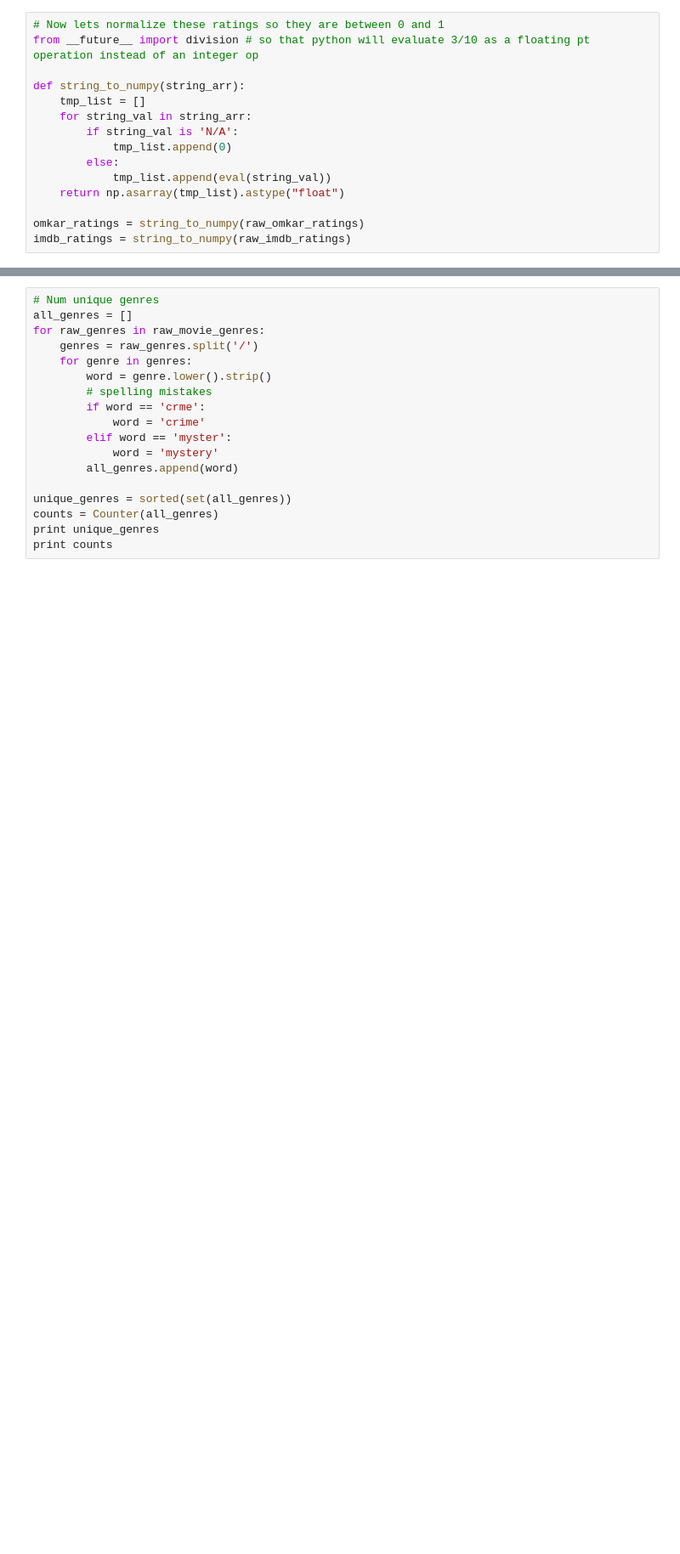
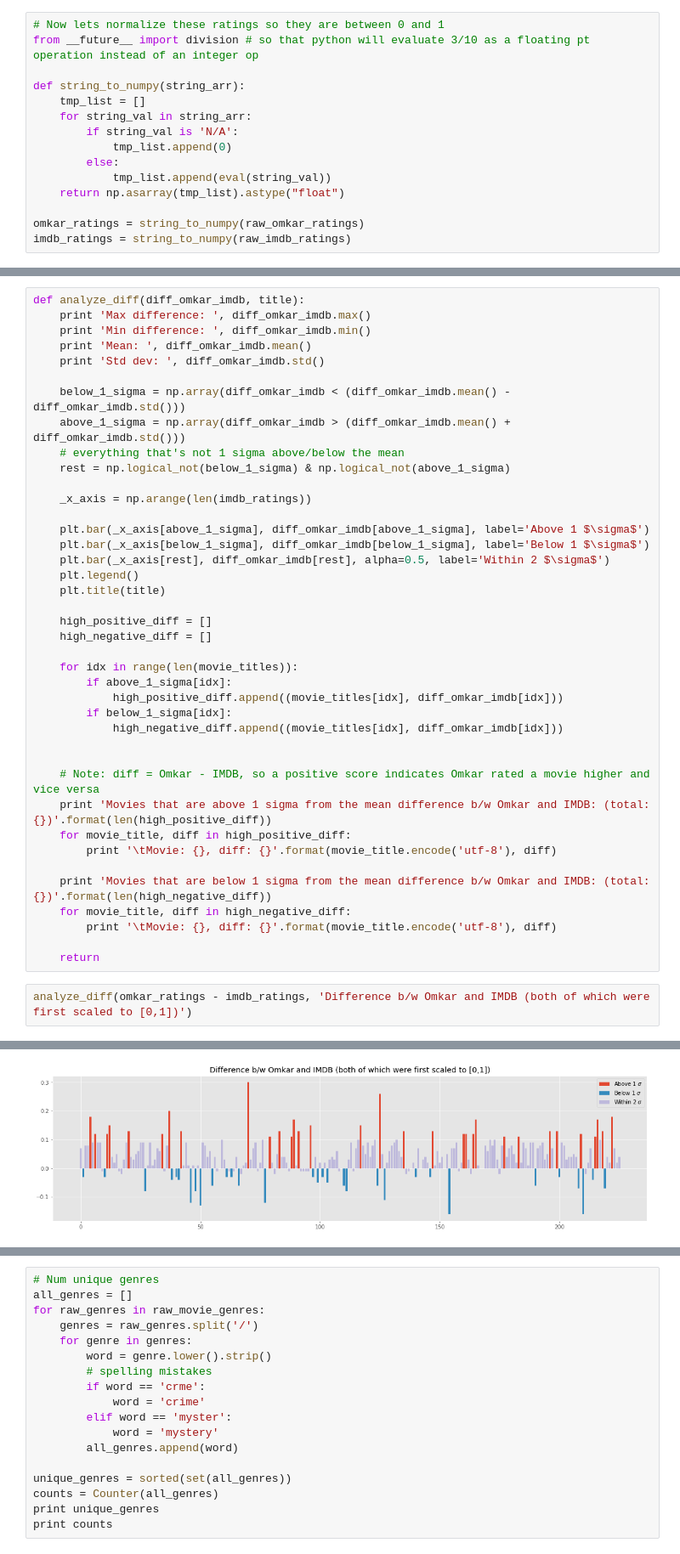
Before and after one commit to shivaghose/omkar_movie_analysis, a Jupyter notebook: analysis.ipynb, the cells around one changed output, grey strips where cells are left out. Shown: that part at 85% size. Drawn from its saved outputs; the diff is of its cells as text; blank space fills up the shorter version.

```diff
--- a/analysis.ipynb
+++ b/analysis.ipynb
@@ -45,0 +75,43 @@ array([[1.        , 0.64049621],
+# %%
+def analyze_diff(diff_omkar_imdb, title):
+    print 'Max difference: ', diff_omkar_imdb.max()
+    print 'Min difference: ', diff_omkar_imdb.min()
+    print 'Mean: ', diff_omkar_imdb.mean()
+    print 'Std dev: ', diff_omkar_imdb.std()
+
+    below_1_sigma = np.array(diff_omkar_imdb < (diff_omkar_imdb.mean() - diff_omkar_imdb.std()))
+    above_1_sigma = np.array(diff_omkar_imdb > (diff_omkar_imdb.mean() + diff_omkar_imdb.std()))
+    # everything that's not 1 sigma above/below the mean
+    rest = np.logical_not(below_1_sigma) & np.logical_not(above_1_sigma)
+
+    _x_axis = np.arange(len(imdb_ratings))
+
+    plt.bar(_x_axis[above_1_sigma], diff_omkar_imdb[above_1_sigma], label='Above 1 $\sigma$')
+    plt.bar(_x_axis[below_1_sigma], diff_omkar_imdb[below_1_sigma], label='Below 1 $\sigma$')
+    plt.bar(_x_axis[rest], diff_omkar_imdb[rest], alpha=0.5, label='Within 2 $\sigma$')
+    plt.legend()
+    plt.title(title)
+
+    high_positive_diff = []
+    high_negative_diff = []
+
+    for idx in range(len(movie_titles)):
+        if above_1_sigma[idx]:
+            high_positive_diff.append((movie_titles[idx], diff_omkar_imdb[idx]))
+        if below_1_sigma[idx]:
+            high_negative_diff.append((movie_titles[idx], diff_omkar_imdb[idx]))
+
+
+    # Note: diff = Omkar - IMDB, so a positive score indicates Omkar rated a movie higher and vice versa
+    print 'Movies that are above 1 sigma from the mean difference b/w Omkar and IMDB: (total: {})'.format(len(high_positive_diff))
+    for movie_title, diff in high_positive_diff:
+        print '\tMovie: {}, diff: {}'.format(movie_title.encode('utf-8'), diff)
+
+    print 'Movies that are below 1 sigma from the mean difference b/w Omkar and IMDB: (total: {})'.format(len(high_negative_diff))
+    for movie_title, diff in high_negative_diff:
+        print '\tMovie: {}, diff: {}'.format(movie_title.encode('utf-8'), diff)
+
+    return
+# %%
+analyze_diff(omkar_ratings - imdb_ratings, 'Difference b/w Omkar and IMDB (both of which were first scaled to [0,1])')
+# %% [output]
@@ -45,0 +135 @@ array([[1.        , 0.64049621],
+[figure, added]
```
Also changed, not shown: parts of 15 cells of this notebook.
